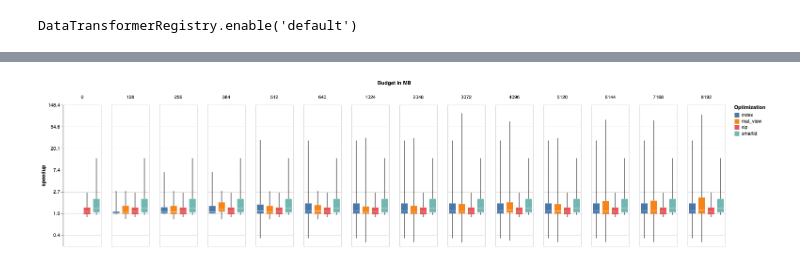
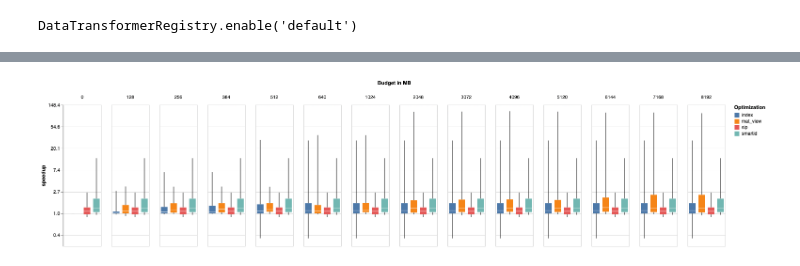
Before and after one commit to amlatyrngom/analytics_prototype, a Jupyter notebook: Untitled.ipynb, the cells around one changed output, grey strips where cells are left out. Saved outputs shown, nothing was run; the diff lists cells and outputs as text; code cells hidden in the pictures.

```diff
--- a/Untitled.ipynb
+++ b/Untitled.ipynb
@@ -14,10 +14,13 @@ DataTransformerRegistry.enable('default')
 all_budgets = set()
 
 def compute_speedup(df, default):
+    df = df.copy()
     df["query_num"] = [int(df.query_name[i][len("query"):]) for i in range(len(df))]
+    default = default[default.query_name != "query60"].reset_index()
+    df = df[df.query_num != 60].reset_index()
     df["speedup"] = default.running_time / df.running_time
     df["log_speedup"] = np.log(df.speedup)
-    df["color"] = df.log_speedup > 0
+    df["color"] = df.log_speedup.map(lambda x: "Speedup" if x >= 0 else "Slowdown")
     global all_budgets
     all_budgets = all_budgets.union(set(df.budget))
     return df
@@ -45,23 +48,23 @@ def complete_budgets(df, default):
 def read_default():
     filename = f"results/default_results.csv"
     df = pd.read_csv(filename, names=["expt_name", "query_name", "running_time"], index_col=False)
-    df["budget"] = [0 for i in range(len(default_df))]
-    compute_speedup(df, df)
+    df["budget"] = [0 for i in range(len(df))]
+    df = compute_speedup(df, df)
     return df
 
 def read_sip(default):
     filename = f"results/default_results_with_sip.csv"
     df = pd.read_csv(filename, names=["expt_name", "query_name", "running_time"], index_col=False)
-    df["budget"] = [0 for i in range(len(default_df))]
-    df["expt_name"] = ["sip" for i in range(len(default_df))]
-    compute_speedup(df, default)
+    df["budget"] = [0 for i in range(len(df))]
+    df["expt_name"] = ["sip" for i in range(len(df))]
+    df = compute_speedup(df, default)
     return df
 
 def read_simple_smartids(default):
     filename = f"results/simple_smartids_results.csv"
     df = pd.read_csv(filename, names=["expt_name", "query_name", "running_time"], index_col=False)
-    df["budget"] = [0 for i in range(len(default_df))]
-    compute_speedup(df, default)
+    df["budget"] = [0 for i in range(len(df))]
+    df = compute_speedup(df, default)
     return df
 
 def read_index(default):
@@ -69,7 +72,7 @@ def read_index(default):
     for budget in [2, 4, 6, 8, 10]:
         filename = f"results/index_results_{budget}.csv"
         df = pd.read_csv(filename, names=["expt_name", "query_name", "budget", "running_time"], index_col=False)
-        compute_speedup(df, default)
+        df = compute_speedup(df, default)
         all_dfs.append(df)
     return pd.concat(all_dfs).reset_index(drop=True)
 
@@ -79,7 +82,7 @@ def read_mat_view(default):
     for budget in [2, 4, 6, 8, 10, 16, 32, 48, 64, 80, 96, 112, 128]:
         filename = f"results/mat_view_results_{budget}.csv"
         df = pd.read_csv(filename, names=["expt_name", "query_name", "budget", "running_time"], index_col=False)
-        compute_speedup(df, default)
+        df = compute_speedup(df, default)
         all_dfs.append(df)
     return pd.concat(all_dfs).reset_index(drop=True)
 # %%
@@ -318,29 +322,34 @@ chart
 def q25(x):
     return x.quantile(0.25)
 
-# 90th Percentile
+# 75th Percentile
 def q75(x):
     return x.quantile(0.75)
 
+# 90th Percentile
+def q90(x):
+    return x.quantile(0.90)
+
 
 def compute_stats(df):
-    res = df.groupby(by=['expt_name', 'budget']).agg({'log_speedup': ['min', 'max', 'median', q25, q75], 'running_time': 'sum'})
-    res.columns = ["min_speedup", "max_speedup", "median_speedup", "q25_speedup", "q75_speedup", "total_running_time"]
+    res = df.groupby(by=['expt_name', 'budget']).agg({'log_speedup': ['min', 'max', 'median', q25, q75, q90], 'running_time': 'sum'})
+    res.columns = ["min_speedup", "max_speedup", "median_speedup", "q25_speedup", "q75_speedup", "q90_speedup", "total_running_time"]
     res = res.reset_index()
     return res
 # %%
 sip_complete = complete_budgets(sip, default)
 smartids_complete = complete_budgets(smartids, default)
 index_complete = complete_budgets(index, default)
 mat_view_complete = complete_budgets(mat_view, default)
 complete_df = pd.concat([sip_complete, smartids_complete, index_complete, mat_view_complete]).reset_index()
+complete_df_stats = compute_stats(complete_df)
 
 alt.Chart(complete_df[complete_df.budget <= 128]).mark_boxplot(extent='min-max').encode(
     x=alt.X('expt_name:N', axis=None),
     y=alt.Y("log_speedup:Q", axis=alt.Axis(labelExpr=expr.format(expr.exp(datum.value), ',.1f'), format=",.0f", title="speedup")),
     column=alt.Column("nice_budget:O", title="Budget in MB"),
     color=alt.Color("expt_name:N", title="Optimization"),
 )
 # %% [output]
-[figure, old version]
+[figure, new version]
 # %%
```
Also changed, not shown: parts of 14 cells of this notebook, 33 other files.
